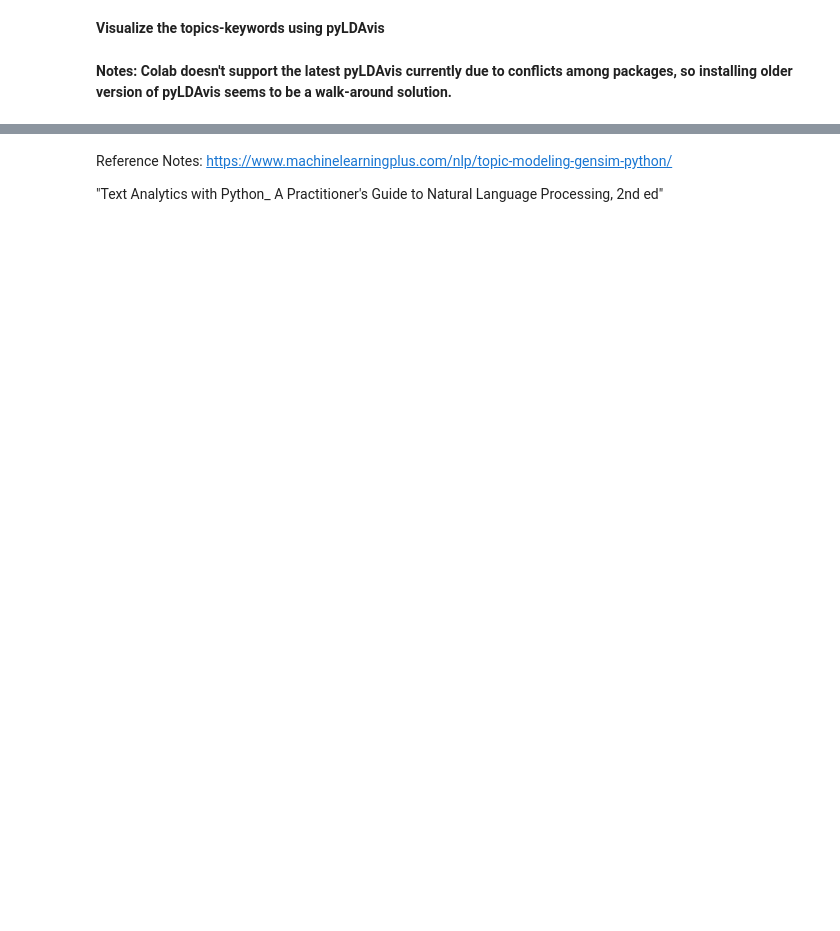
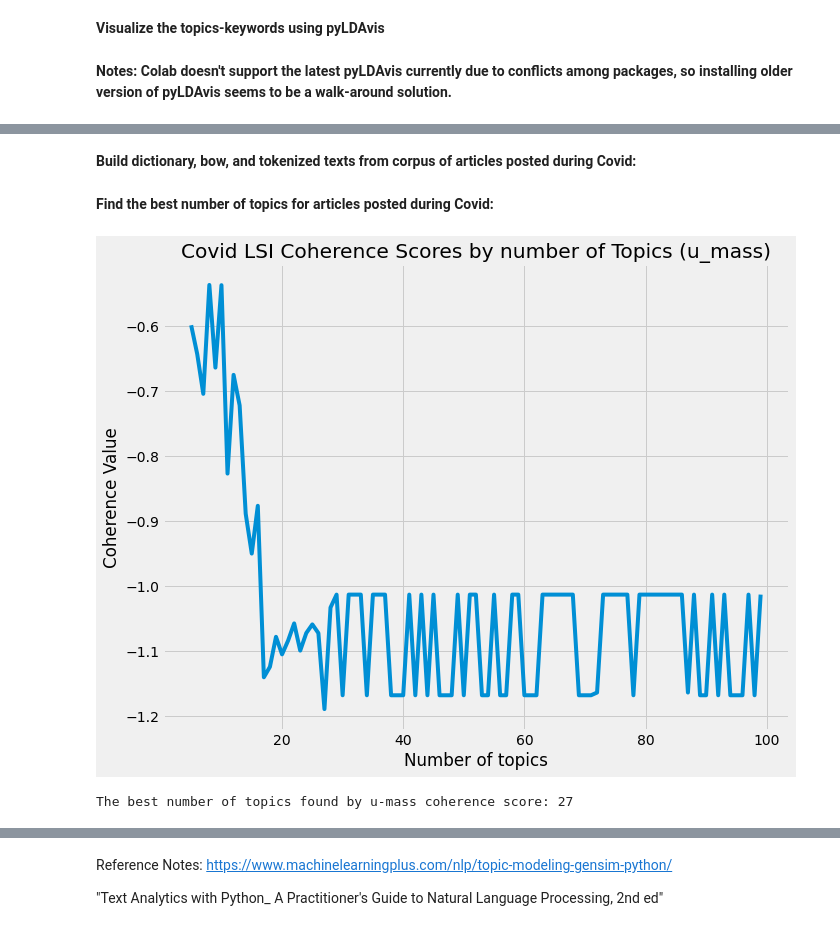
Before and after one commit to VintageGold/Text_Summarization, a Jupyter notebook: Topic_Modeling_YunpengLi.ipynb, the cells around one changed output, grey strips where cells are left out. Drawn from its saved outputs; the diff is of its cells as text; code cells hidden in the pictures; blank space fills up the shorter version.

```diff
--- a/Topic_Modeling_YunpengLi.ipynb
+++ b/Topic_Modeling_YunpengLi.ipynb
@@ -530,0 +602,2 @@ if(debug):
+# %%
+df_covid = df_overview[df_overview["Classification"] == "Covid"]
@@ -530,0 +615,19 @@ if(debug):
+# %%
+text_corpus_covid = df_covid["Clean_Content_Lemma"].values
+# %% [markdown]
+**Build dictionary, bow, and tokenized texts from corpus of articles posted during Covid:**
+# %%
+dictionary_covid, bow_corpus_covid, tokenized_texts_covid = build_dictionary_preprocess_corpus(text_corpus_covid)
+# %% [markdown]
+**Find the best number of topics for articles posted during Covid:**
+# %%
+min_topics, max_topics = 5, 100
+coherence_scores_u_mass_covid, best_num_topics_u_mass_covid = generate_coherence_scores(min_topics, max_topics, tokenized_texts_covid, bow_corpus_covid, dictionary_covid, algorithm='LSI', coherence_type='u_mass')
+# %%
+plot_coherence_scores(min_topics, max_topics, coherence_scores_u_mass_covid, coherence_type='u_mass', algorithm='LSI', legend='Covid')
+# %% [output]
+[figure, added]
+# %%
+print('The best number of topics found by u-mass coherence score:', best_num_topics_u_mass_covid)
+# %% [output]
+The best number of topics found by u-mass coherence score: 27
```
Also changed, not shown: parts of 67 cells of this notebook.
